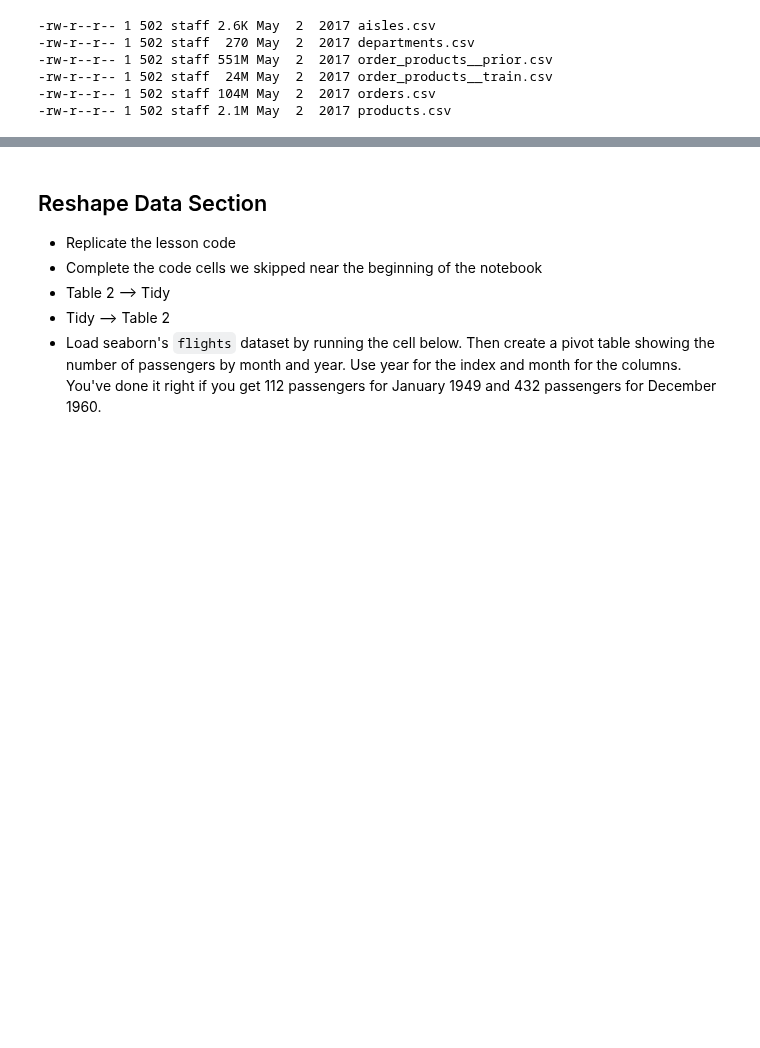
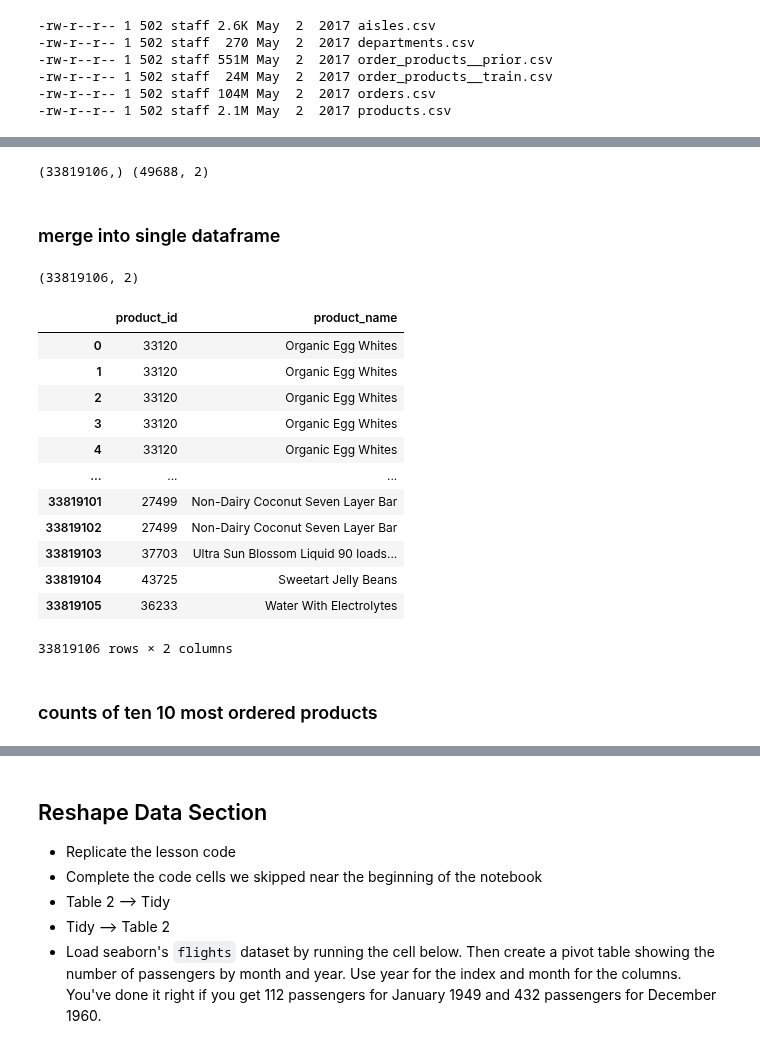
Before and after one commit to bloominstituteoftechnology/DS-Unit-1-Sprint-1-Data-Wrangling-and-Storytelling, a Jupyter notebook: module3-join-and-reshape-data/LS_DS_113_Join_and_Reshape_Data_Assignment.ipynb, the cells around one changed output, grey strips where cells are left out. Saved outputs shown, nothing was run; the diff lists cells and outputs as text; code cells hidden in the pictures; blank space fills up the shorter version.

```diff
--- a/module3-join-and-reshape-data/LS_DS_113_Join_and_Reshape_Data_Assignment.ipynb
+++ b/module3-join-and-reshape-data/LS_DS_113_Join_and_Reshape_Data_Assignment.ipynb
@@ -73 +82,10 @@ instacart_2017_05_01/products.csv
+# %%
+aisles = pd.read_csv('aisles.csv')
+departments = pd.read_csv('departments.csv')
+order_products__prior = pd.read_csv('order_products__prior.csv')
+order_products__train = pd.read_csv('order_products__train.csv')
+orders = pd.read_csv('orders.csv')
+products = pd.read_csv('products.csv')
+# %%
+order_products = pd.concat([order_products__prior, order_products__train])
 # %% [markdown]
@@ -97,0 +130,33 @@ Then, use pandas functions from the previous lesson to get the counts of the top
+# %%
+# need order_products['product_id'] to find which product was ordered
+# need products['product_name'] to get the name of the product
+# need products['product_id'] to link between the two tables
+
+ordered_products = order_products['product_id']
+product_names = products[['product_id', 'product_name']]
+print(ordered_products.shape, product_names.shape)
+# %% [output]
+(33819106,) (49688, 2)
+# %% [markdown]
+### merge into single dataframe
+# %%
+ordered_products_with_name = pd.merge(ordered_products, product_names, on='product_id', how='inner')
+print(ordered_products_with_name.shape)
+ordered_products_with_name
+# %% [output]
+(33819106, 2)
+|  | product_id | product_name |
+| 0 | 33120 | Organic Egg Whites |
+| 1 | 33120 | Organic Egg Whites |
+| 2 | 33120 | Organic Egg Whites |
+| 3 | 33120 | Organic Egg Whites |
+| 4 | 33120 | Organic Egg Whites |
+| ... | ... | ... |
+| 33819101 | 27499 | Non-Dairy Coconut Seven Layer Bar |
+| 33819102 | 27499 | Non-Dairy Coconut Seven Layer Bar |
+| 33819103 | 37703 | Ultra Sun Blossom Liquid 90 loads... |
+| 33819104 | 43725 | Sweetart Jelly Beans |
+| 33819105 | 36233 | Water With Electrolytes |
+33819106 rows × 2 columns
+# %% [markdown]
+### counts of ten 10 most ordered products
```
Also changed, not shown: parts of 40 cells of this notebook.
